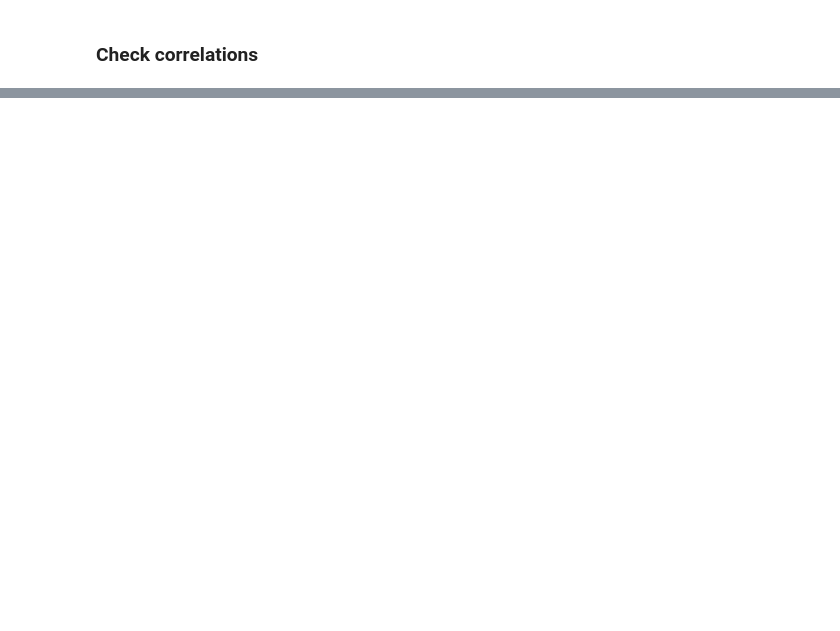
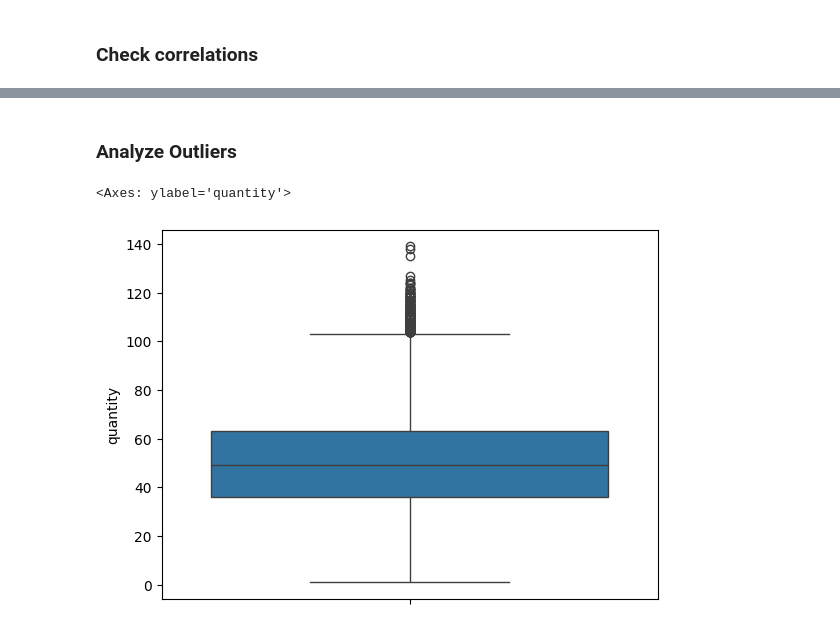
Before and after one commit to RAFAELLOPE/data_mining_project, a Jupyter notebook: analysis/EDA.ipynb, the cells around one changed output, grey strips where cells are left out. Drawn from its saved outputs; the diff is of its cells as text; code cells hidden in the pictures; blank space fills up the shorter version.

```diff
--- a/analysis/EDA.ipynb
+++ b/analysis/EDA.ipynb
@@ -35,0 +163,10 @@ sns.
+# %% [markdown]
+### Analyze Outliers
+# %%
+sns.boxplot(
+    data = df,
+    y = 'quantity'
+)
+# %% [output]
+<Axes: ylabel='quantity'>
+[figure, added]
```
Also changed, not shown: parts of 11 cells of this notebook.
